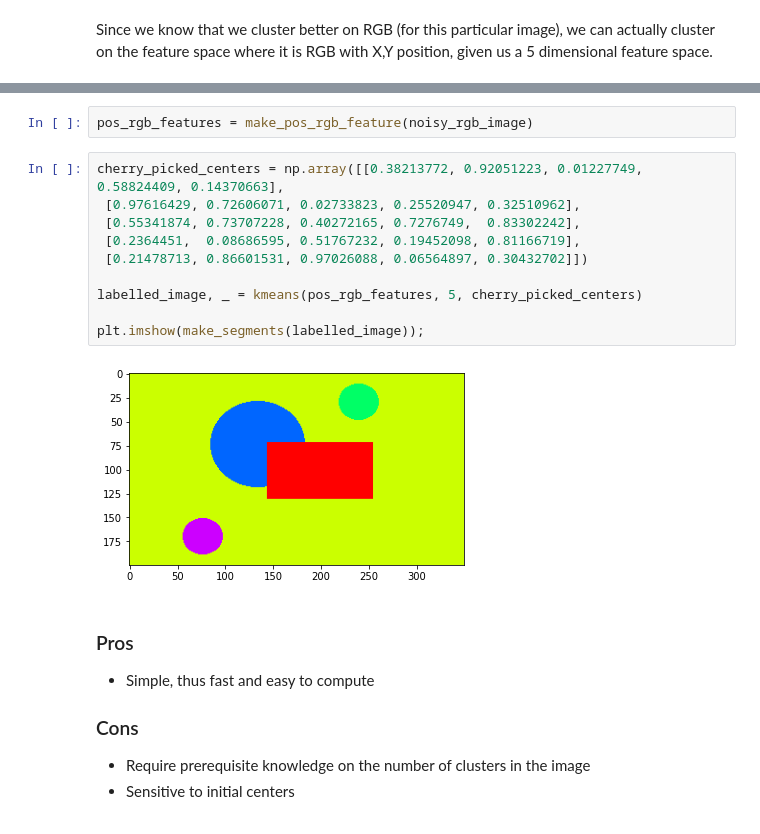
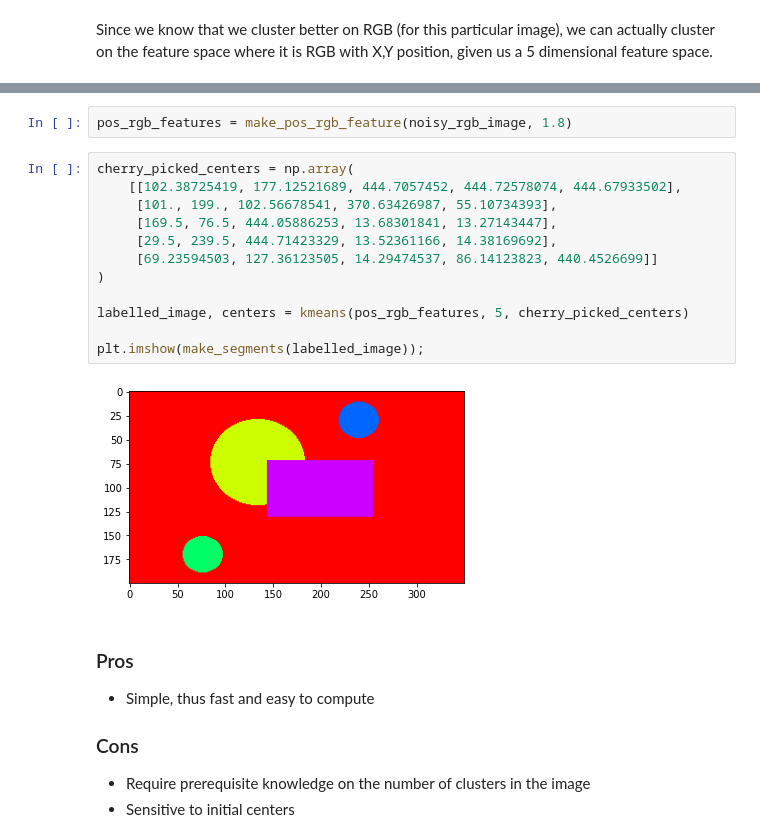
Before and after one commit to 0WN463/wellspring, a Jupyter notebook: computer-vision/segmentation.ipynb, the cells around one changed output, grey strips where cells are left out. Saved outputs shown, nothing was run; the diff lists cells and outputs as text.

```diff
--- a/computer-vision/segmentation.ipynb
+++ b/computer-vision/segmentation.ipynb
@@ -307,19 +307,21 @@ def make_pos_rgb_feature(rgb_image: np.ndarray, factor:float=1) -> np.ndarray:
 
     return result
 # %%
-pos_rgb_features = make_pos_rgb_feature(noisy_rgb_image)
+pos_rgb_features = make_pos_rgb_feature(noisy_rgb_image, 1.8)
 # %%
-cherry_picked_centers = np.array([[0.38213772, 0.92051223, 0.01227749, 0.58824409, 0.14370663],
- [0.97616429, 0.72606071, 0.02733823, 0.25520947, 0.32510962],
- [0.55341874, 0.73707228, 0.40272165, 0.7276749,  0.83302242],
- [0.2364451,  0.08686595, 0.51767232, 0.19452098, 0.81166719],
- [0.21478713, 0.86601531, 0.97026088, 0.06564897, 0.30432702]])
+cherry_picked_centers = np.array(
+    [[102.38725419, 177.12521689, 444.7057452, 444.72578074, 444.67933502],
+     [101., 199., 102.56678541, 370.63426987, 55.10734393],
+     [169.5, 76.5, 444.05886253, 13.68301841, 13.27143447],
+     [29.5, 239.5, 444.71423329, 13.52361166, 14.38169692],
+     [69.23594503, 127.36123505, 14.29474537, 86.14123823, 440.4526699]]
+)
 
-labelled_image, _ = kmeans(pos_rgb_features, 5, cherry_picked_centers)
+labelled_image, centers = kmeans(pos_rgb_features, 5, cherry_picked_centers)
 
 plt.imshow(make_segments(labelled_image));
 # %% [output]
-[figure, old version]
+[figure, new version]
 # %% [markdown]
 ### Pros
 * Simple, thus fast and easy to compute
```
Also changed, not shown: parts of 23 cells of this notebook, 2 other files.
